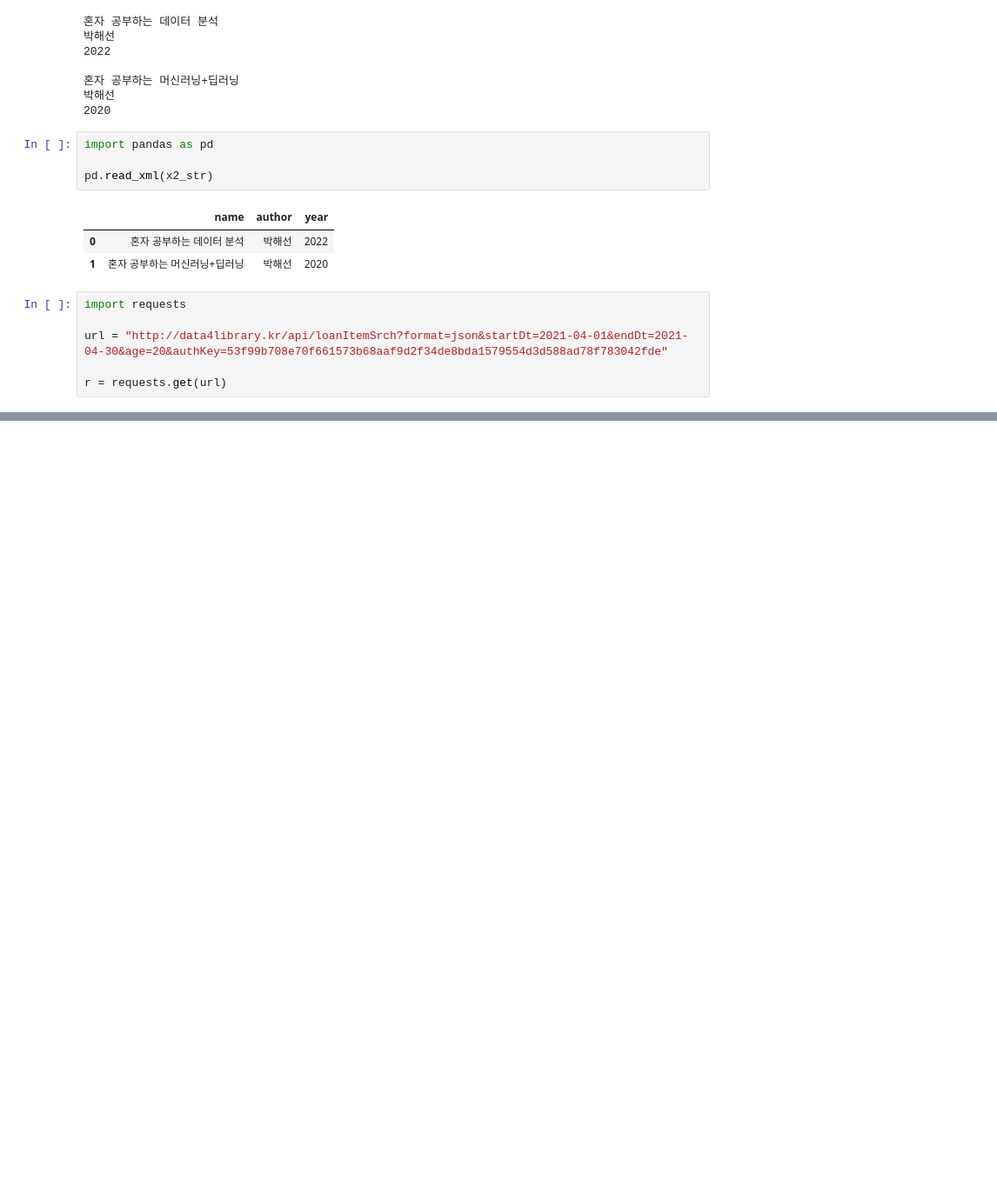
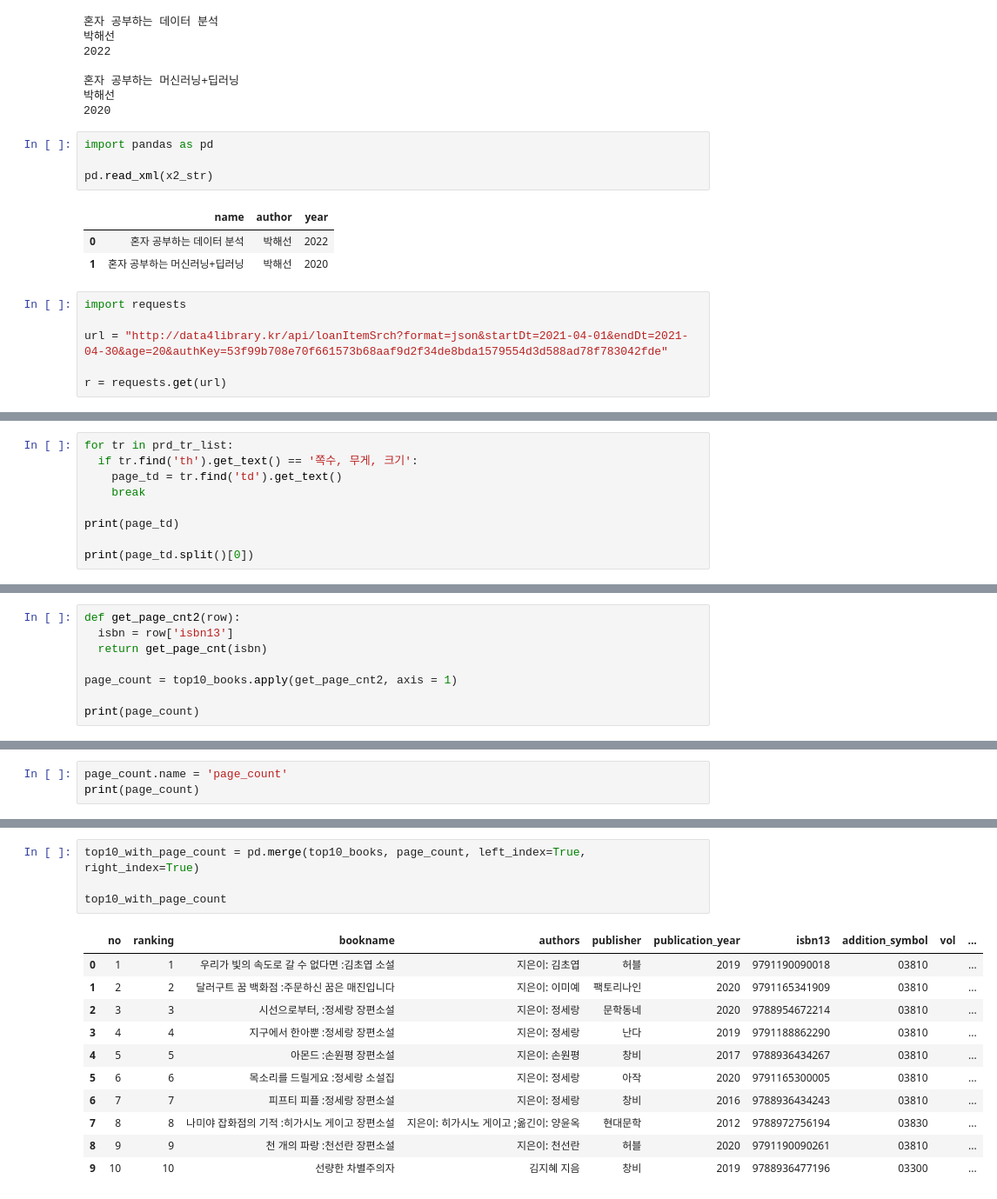
Before and after one commit to kipkii/Big_Wave, a Jupyter notebook: 4주차_실습.ipynb, the cells around one changed output, grey strips where cells are left out. Shown at 87% size. Cells and saved outputs as stored; diff of their text form; blank space fills up the shorter version.

```diff
--- a/4주차_실습.ipynb
+++ b/4주차_실습.ipynb
@@ -337,0 +630,9 @@ print(data)
+# %%
+for tr in prd_tr_list:
+  if tr.find('th').get_text() == '쪽수, 무게, 크기':
+    page_td = tr.find('td').get_text()
+    break
+
+print(page_td)
+
+print(page_td.split()[0])
@@ -337,0 +776,8 @@ print(data)
+# %%
+def get_page_cnt2(row):
+  isbn = row['isbn13']
+  return get_page_cnt(isbn)
+
+page_count = top10_books.apply(get_page_cnt2, axis = 1)
+
+print(page_count)
@@ -337,0 +798,3 @@ print(data)
+# %%
+page_count.name = 'page_count'
+print(page_count)
@@ -337,0 +813,16 @@ print(data)
+# %%
+top10_with_page_count = pd.merge(top10_books, page_count, left_index=True, right_index=True)
+
+top10_with_page_count
+# %% [output]
+|  | no | ranking | bookname | authors | publisher | publication_year | isbn13 | addition_symbol | vol | ... |
+| 0 | 1 | 1 | 우리가 빛의 속도로 갈 수 없다면 :김초엽 소설 | 지은이: 김초엽 | 허블 | 2019 | 9791190090018 | 03810 |  | ... |
+| 1 | 2 | 2 | 달러구트 꿈 백화점 :주문하신 꿈은 매진입니다 | 지은이: 이미예 | 팩토리나인 | 2020 | 9791165341909 | 03810 |  | ... |
+| 2 | 3 | 3 | 시선으로부터, :정세랑 장편소설 | 지은이: 정세랑 | 문학동네 | 2020 | 9788954672214 | 03810 |  | ... |
+| 3 | 4 | 4 | 지구에서 한아뿐 :정세랑 장편소설 | 지은이: 정세랑 | 난다 | 2019 | 9791188862290 | 03810 |  | ... |
+| 4 | 5 | 5 | 아몬드 :손원평 장편소설 | 지은이: 손원평 | 창비 | 2017 | 9788936434267 | 03810 |  | ... |
+| 5 | 6 | 6 | 목소리를 드릴게요 :정세랑 소설집 | 지은이: 정세랑 | 아작 | 2020 | 9791165300005 | 03810 |  | ... |
+| 6 | 7 | 7 | 피프티 피플 :정세랑 장편소설 | 지은이: 정세랑 | 창비 | 2016 | 9788936434243 | 03810 |  | ... |
+| 7 | 8 | 8 | 나미야 잡화점의 기적 :히가시노 게이고 장편소설 | 지은이: 히가시노 게이고 ;옮긴이: 양윤옥 | 현대문학 | 2012 | 9788972756194 | 03830 |  | ... |
+| 8 | 9 | 9 | 천 개의 파랑 :천선란 장편소설 | 지은이: 천선란 | 허블 | 2020 | 9791190090261 | 03810 |  | ... |
+| 9 | 10 | 10 | 선량한 차별주의자 | 김지혜 지음 | 창비 | 2019 | 9788936477196 | 03300 |  | ... |
```
Also changed, not shown: parts of 26 cells of this notebook.
